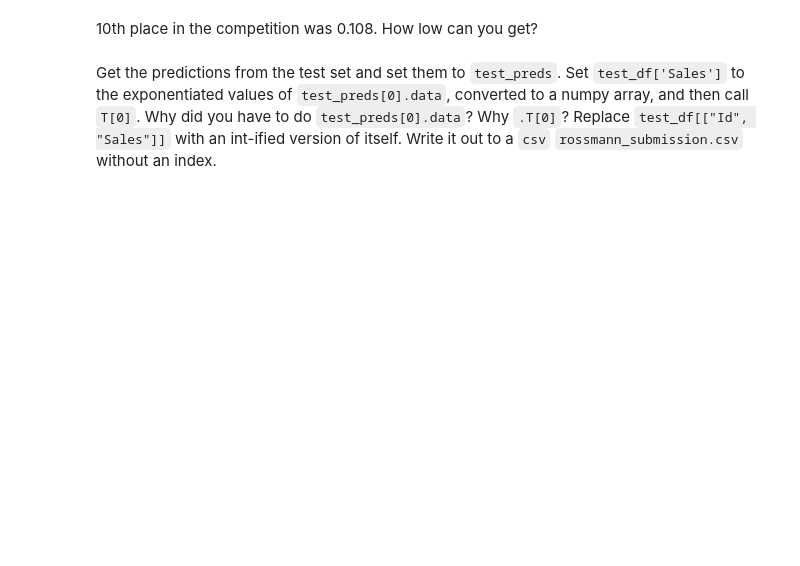
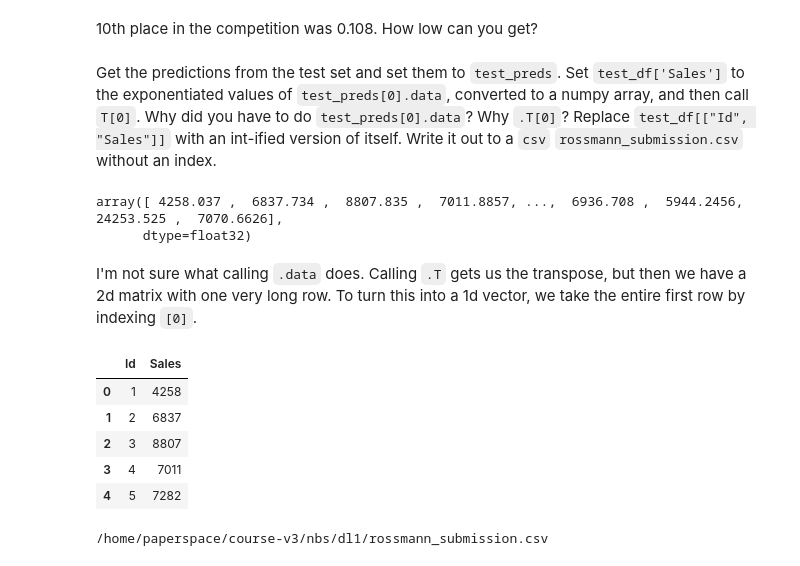
Before and after one commit to rforgione/course-v3, a Jupyter notebook: nbs/dl1/lesson6-rossmann-attempt.ipynb, the cells around one changed output. Saved outputs shown, nothing was run; the diff lists cells and outputs as text; code cells hidden in the pictures; blank space fills up the shorter version.

```diff
--- a/nbs/dl1/lesson6-rossmann-attempt.ipynb
+++ b/nbs/dl1/lesson6-rossmann-attempt.ipynb
@@ -526,0 +490,2 @@ learn.fit_one_cycle(5, 3e-4)
+# %%
+learn.load('l2')
@@ -528,3 +511,25 @@ learn.fit_one_cycle(5, 3e-4)
 10th place in the competition was 0.108. How low can you get?
 # %% [markdown]
 Get the predictions from the test set and set them to `test_preds`. Set `test_df['Sales']` to the exponentiated values of `test_preds[0].data`, converted to a numpy array, and then call `T[0]`. Why did you have to do `test_preds[0].data`? Why `.T[0]`? Replace `test_df[["Id", "Sales"]]` with an int-ified version of itself. Write it out to a `csv` `rossmann_submission.csv` without an index.
+# %%
+test_preds = learn.get_preds(DatasetType.Test)
+# %%
+test_df['Sales'] = np.array(np.exp(test_preds[0].data)).T[0]
+# %%
+np.array(np.exp(test_preds[0].data)).T[0]
+# %% [output]
+array([ 4258.037 ,  6837.734 ,  8807.835 ,  7011.8857, ...,  6936.708 ,  5944.2456, 24253.525 ,  7070.6626],
+      dtype=float32)
+# %% [markdown]
+I'm not sure what calling `.data` does. Calling `.T` gets us the transpose, but then we have a 2d matrix with one very long row. To turn this into a 1d vector, we take the entire first row by indexing `[0]`.
+# %%
+test_df[["Id", "Sales"]] = test_df[["Id", "Sales"]].astype({"Id": np.int64, "Sales": np.int64})
+# %%
+test_df[["Id", "Sales"]].head()
+# %% [output]
+|  | Id | Sales |
+| 0 | 1 | 4258 |
+| 1 | 2 | 6837 |
+| 2 | 3 | 8807 |
+| 3 | 4 | 7011 |
+| 4 | 5 | 7282 |
@@ -530,0 +538,5 @@ Get the predictions from the test set and set them to `test_preds`. Set `test_df
+# %%
+from IPython.display import FileLink
+FileLink("rossmann_submission.csv")
+# %% [output]
+/home/paperspace/course-v3/nbs/dl1/rossmann_submission.csv
```
Also changed, not shown: parts of 24 cells of this notebook.
